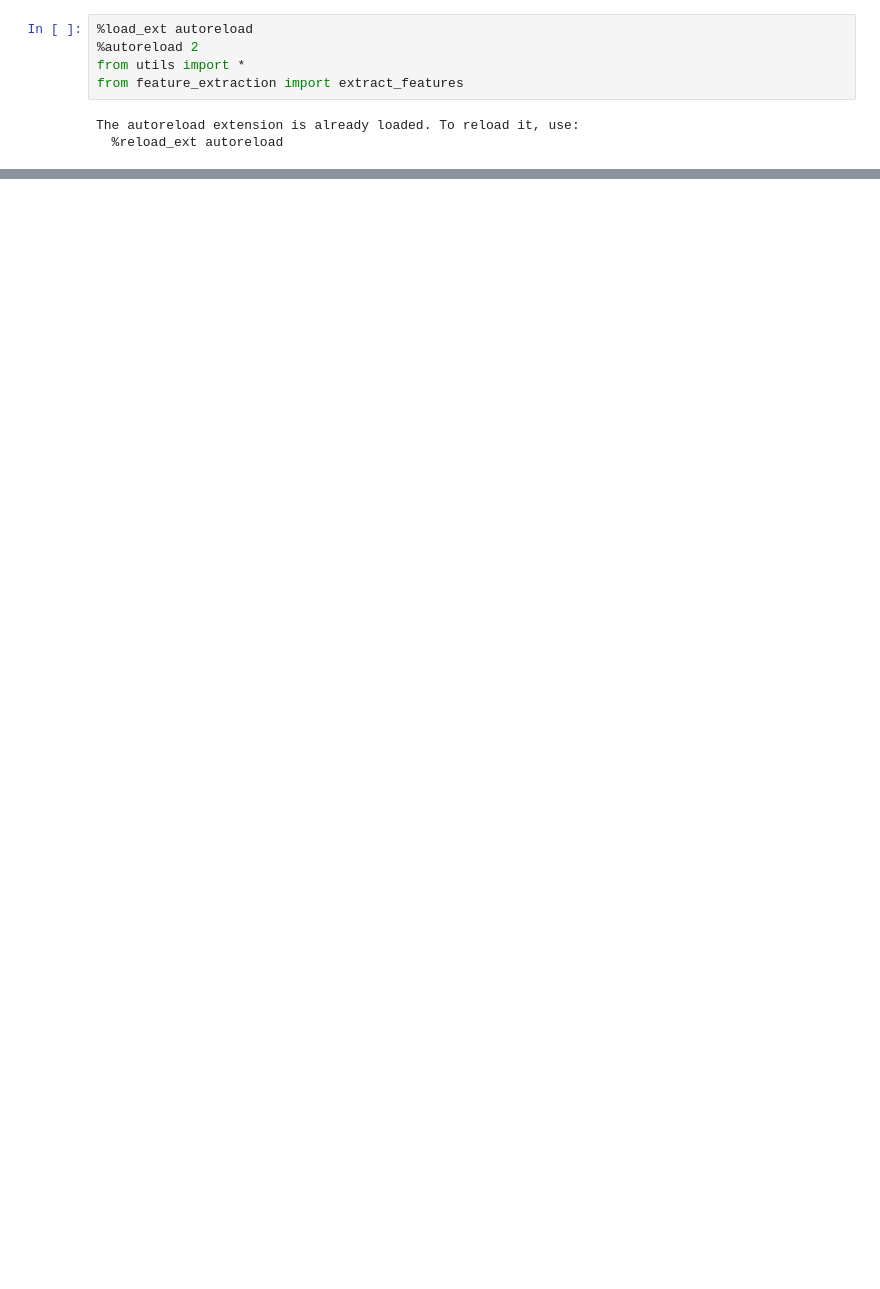
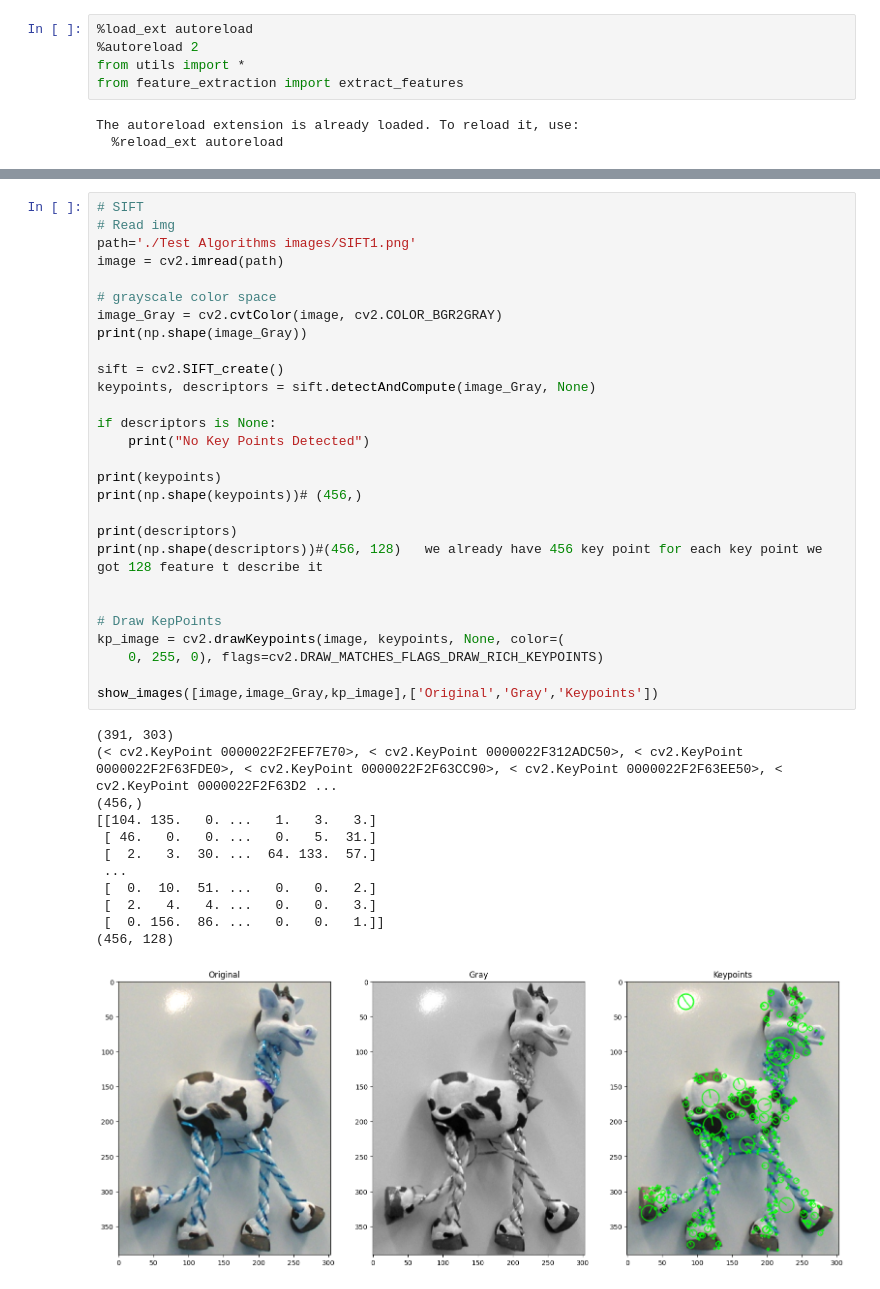
Before and after one commit to BasmaElhoseny01/Hand-Gesture-Recognition, a Jupyter notebook: src/feature_extraction.ipynb, the cells around one changed output, grey strips where cells are left out. Cells and saved outputs as stored; diff of their text form; blank space fills up the shorter version.

```diff
--- a/src/feature_extraction.ipynb
+++ b/src/feature_extraction.ipynb
@@ -182,0 +66,41 @@ show_images([img])
+# %%
+# SIFT
+# Read img
+path='./Test Algorithms images/SIFT1.png'
+image = cv2.imread(path)
+
+# grayscale color space
+image_Gray = cv2.cvtColor(image, cv2.COLOR_BGR2GRAY)
+print(np.shape(image_Gray))
+
+sift = cv2.SIFT_create()
+keypoints, descriptors = sift.detectAndCompute(image_Gray, None)
+
+if descriptors is None:
+    print("No Key Points Detected")
+
+print(keypoints)
+print(np.shape(keypoints))# (456,)
+
+print(descriptors)
+print(np.shape(descriptors))#(456, 128)   we already have 456 key point for each key point we got 128 feature t describe it
+
+
+# Draw KepPoints
+kp_image = cv2.drawKeypoints(image, keypoints, None, color=(
+    0, 255, 0), flags=cv2.DRAW_MATCHES_FLAGS_DRAW_RICH_KEYPOINTS)
+
+show_images([image,image_Gray,kp_image],['Original','Gray','Keypoints'])
+# %% [output]
+(391, 303)
+(< cv2.KeyPoint 0000022F2FEF7E70>, < cv2.KeyPoint 0000022F312ADC50>, < cv2.KeyPoint 0000022F2F63FDE0>, < cv2.KeyPoint 0000022F2F63CC90>, < cv2.KeyPoint 0000022F2F63EE50>, < cv2.KeyPoint 0000022F2F63D2 ...
+(456,)
+[[104. 135.   0. ...   1.   3.   3.]
+ [ 46.   0.   0. ...   0.   5.  31.]
+ [  2.   3.  30. ...  64. 133.  57.]
+ ...
+ [  0.  10.  51. ...   0.   0.   2.]
+ [  2.   4.   4. ...   0.   0.   3.]
+ [  0. 156.  86. ...   0.   0.   1.]]
+(456, 128)
+[figure, added]
```
Also changed, not shown: parts of 21 cells of this notebook, 10 other files.
